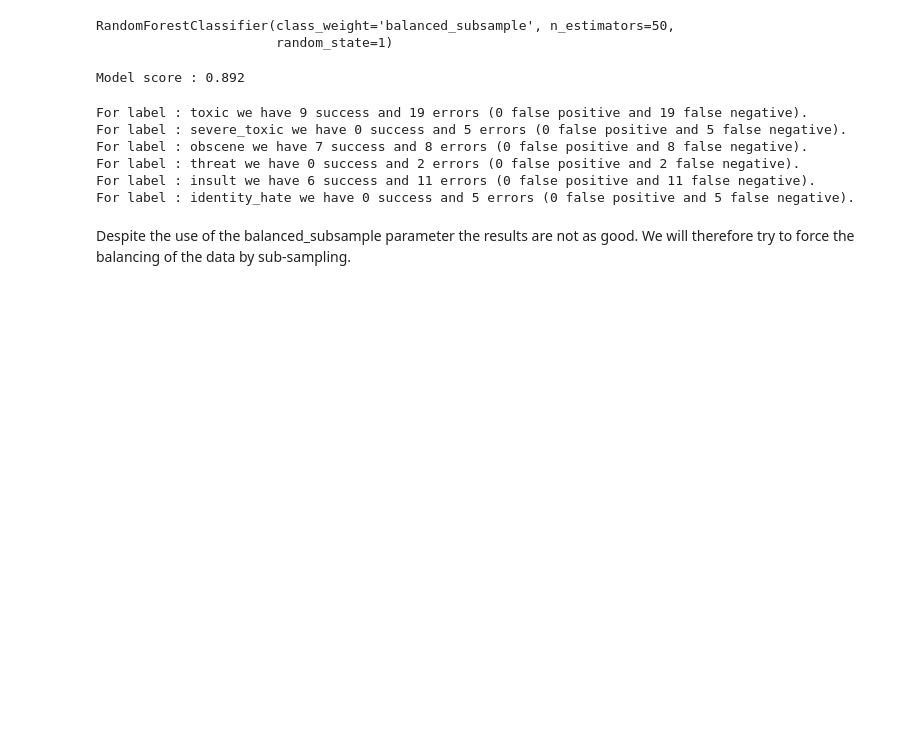
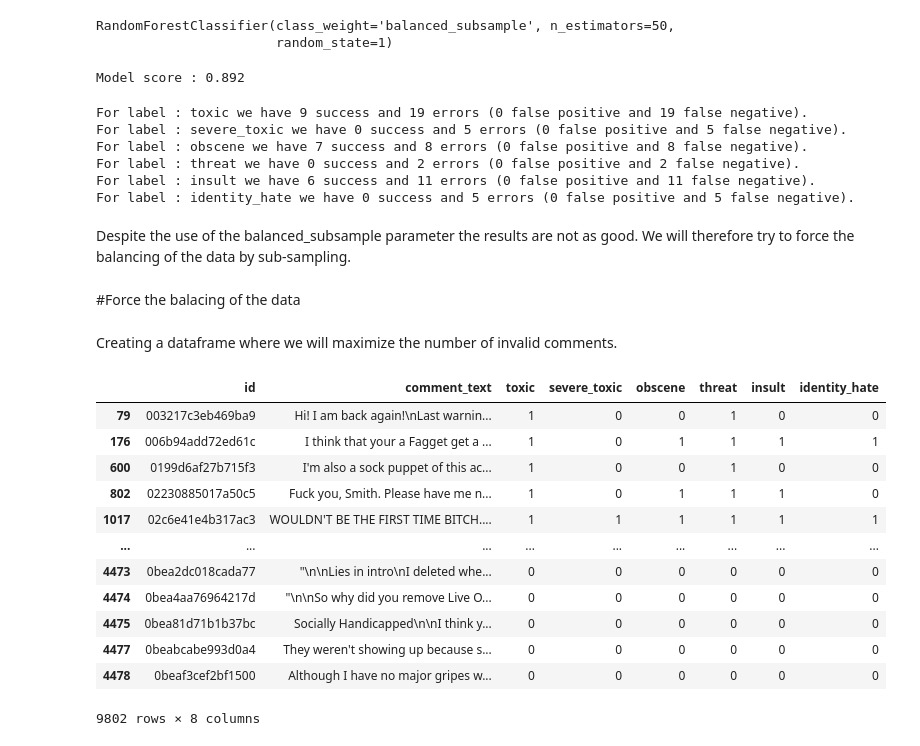
Before and after one commit to Nicolas-BZRD/NLP-Classification-Toxic-Comments, a Jupyter notebook: Classification_toxic_comments.ipynb, the cells around one changed output. Drawn from its saved outputs; the diff is of its cells as text; code cells hidden in the pictures; blank space fills up the shorter version.

```diff
--- a/Classification_toxic_comments.ipynb
+++ b/Classification_toxic_comments.ipynb
@@ -603,3 +603,30 @@ For label : insult we have 6 success and 11 errors (0 false positive and 11 fals
 For label : identity_hate we have 0 success and 5 errors (0 false positive and 5 false negative).
 # %% [markdown]
 Despite the use of the balanced_subsample parameter the results are not as good. We will therefore try to force the balancing of the data by sub-sampling.
+# %% [markdown]
+#Force the balacing of the data
+# %% [markdown]
+Creating a dataframe where we will maximize the number of invalid comments.
+# %%
+data_resample = data[(data['threat'] == 1)]
+data_resample = pd.concat([data_resample,data[(data['severe_toxic'] == 1)]])
+data_resample = pd.concat([data_resample,data[(data['identity_hate'] == 1)]])
+data_resample = pd.concat([data_resample,data[(data['insult'] == 1)][0:3000]])
+data_resample = pd.concat([data_resample,data[(data['obscene'] == 1)][0:3000]])
+data_resample = pd.concat([data_resample,data[(data['toxic'] == 0) & (data['severe_toxic'] == 0) & (data['obscene'] == 0) & (data['threat'] == 0) & (data['insult'] == 0) & (data['identity_hate'] == 0)][0:4000]])
+data_resample = data_resample.drop_duplicates()
+data_resample
+# %% [output]
+|  | id | comment_text | toxic | severe_toxic | obscene | threat | insult | identity_hate |
+| 79 | 003217c3eb469ba9 | Hi! I am back again!\nLast warnin... | 1 | 0 | 0 | 1 | 0 | 0 |
+| 176 | 006b94add72ed61c | I think that your a Fagget get a ... | 1 | 0 | 1 | 1 | 1 | 1 |
+| 600 | 0199d6af27b715f3 | I'm also a sock puppet of this ac... | 1 | 0 | 0 | 1 | 0 | 0 |
+| 802 | 02230885017a50c5 | Fuck you, Smith. Please have me n... | 1 | 0 | 1 | 1 | 1 | 0 |
+| 1017 | 02c6e41e4b317ac3 | WOULDN'T BE THE FIRST TIME BITCH.... | 1 | 1 | 1 | 1 | 1 | 1 |
+| ... | ... | ... | ... | ... | ... | ... | ... | ... |
+| 4473 | 0bea2dc018cada77 | "\n\nLies in intro\nI deleted whe... | 0 | 0 | 0 | 0 | 0 | 0 |
+| 4474 | 0bea4aa76964217d | "\n\nSo why did you remove Live O... | 0 | 0 | 0 | 0 | 0 | 0 |
+| 4475 | 0bea81d71b1b37bc | Socially Handicapped\n\nI think y... | 0 | 0 | 0 | 0 | 0 | 0 |
+| 4477 | 0beabcabe993d0a4 | They weren't showing up because s... | 0 | 0 | 0 | 0 | 0 | 0 |
+| 4478 | 0beaf3cef2bf1500 | Although I have no major gripes w... | 0 | 0 | 0 | 0 | 0 | 0 |
+9802 rows × 8 columns
```
Also changed, not shown: parts of 14 cells of this notebook.
